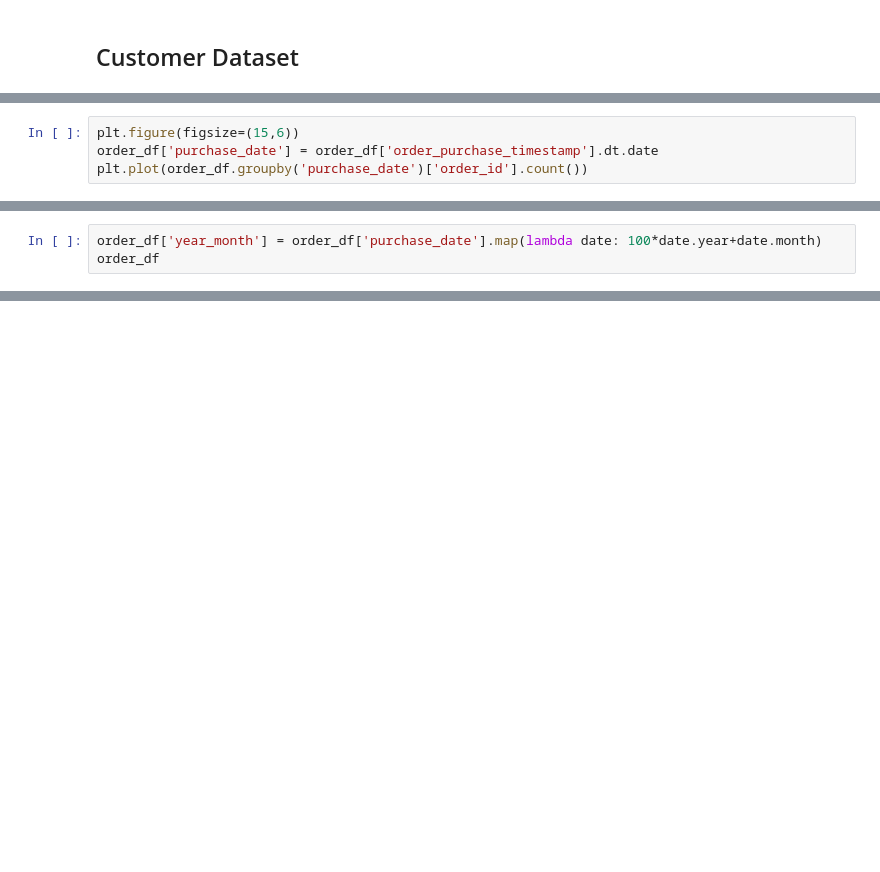
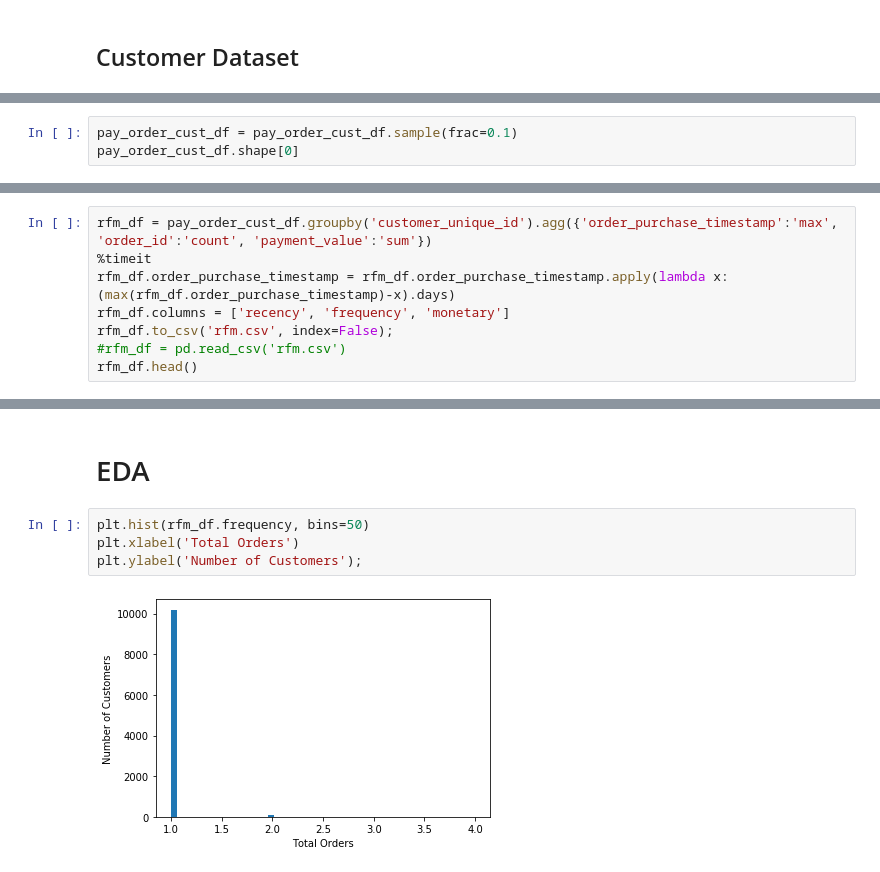
Before and after one commit to alireza-alizadegan/e-commerce-Sales, a Jupyter notebook: Brazil/Customer Segmentation.ipynb, the cells around one changed output, grey strips where cells are left out. Saved outputs shown, nothing was run; the diff lists cells and outputs as text; blank space fills up the shorter version.

```diff
--- a/Brazil/Customer Segmentation.ipynb
+++ b/Brazil/Customer Segmentation.ipynb
@@ -487,4 +177,0 @@ plt.plot(order_df.groupby('order_purchase_timestamp')['order_id'].count());
-# %%
-plt.figure(figsize=(15,6))
-order_df['purchase_date'] = order_df['order_purchase_timestamp'].dt.date
-plt.plot(order_df.groupby('purchase_date')['order_id'].count())
@@ -514,3 +177,0 @@ order_df.loc[order_df['purchase_date'] > datetime.date(2018, 9, 1)]
-# %%
-order_df['year_month'] = order_df['purchase_date'].map(lambda date: 100*date.year+date.month)
-order_df
@@ -979,0 +198,3 @@ Name: customer_id, Length: 103886, dtype: bool
+# %%
+pay_order_cust_df = pay_order_cust_df.sample(frac=0.1)
+pay_order_cust_df.shape[0]
@@ -979,0 +205,8 @@ Name: customer_id, Length: 103886, dtype: bool
+# %%
+rfm_df = pay_order_cust_df.groupby('customer_unique_id').agg({'order_purchase_timestamp':'max', 'order_id':'count', 'payment_value':'sum'})
+%timeit
+rfm_df.order_purchase_timestamp = rfm_df.order_purchase_timestamp.apply(lambda x: (max(rfm_df.order_purchase_timestamp)-x).days)
+rfm_df.columns = ['recency', 'frequency', 'monetary']
+rfm_df.to_csv('rfm.csv', index=False);
+#rfm_df = pd.read_csv('rfm.csv')
+rfm_df.head()
@@ -979,0 +221,8 @@ Name: customer_id, Length: 103886, dtype: bool
+# %% [markdown]
+# EDA
+# %%
+plt.hist(rfm_df.frequency, bins=50)
+plt.xlabel('Total Orders')
+plt.ylabel('Number of Customers');
+# %% [output]
+[figure, added]
```
Also changed, not shown: parts of 137 cells of this notebook, 10 other files.
